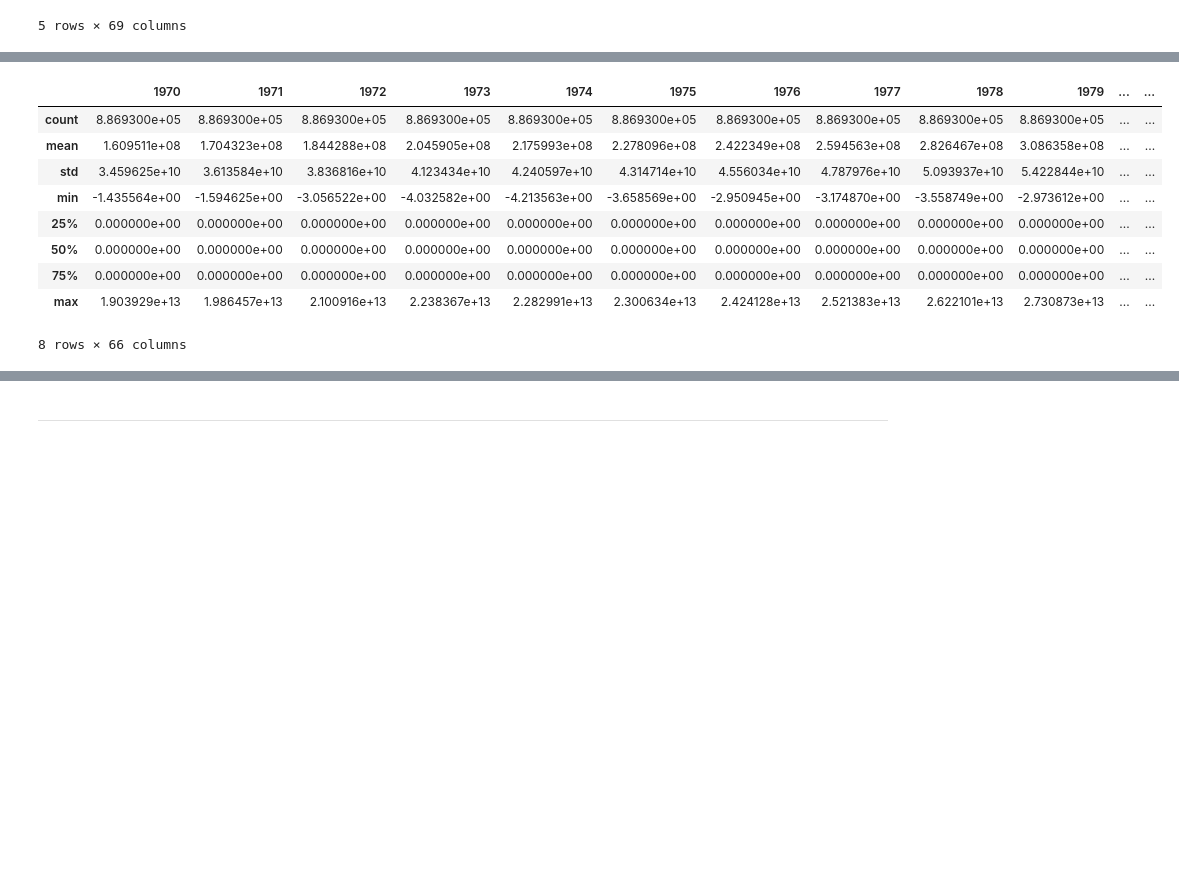
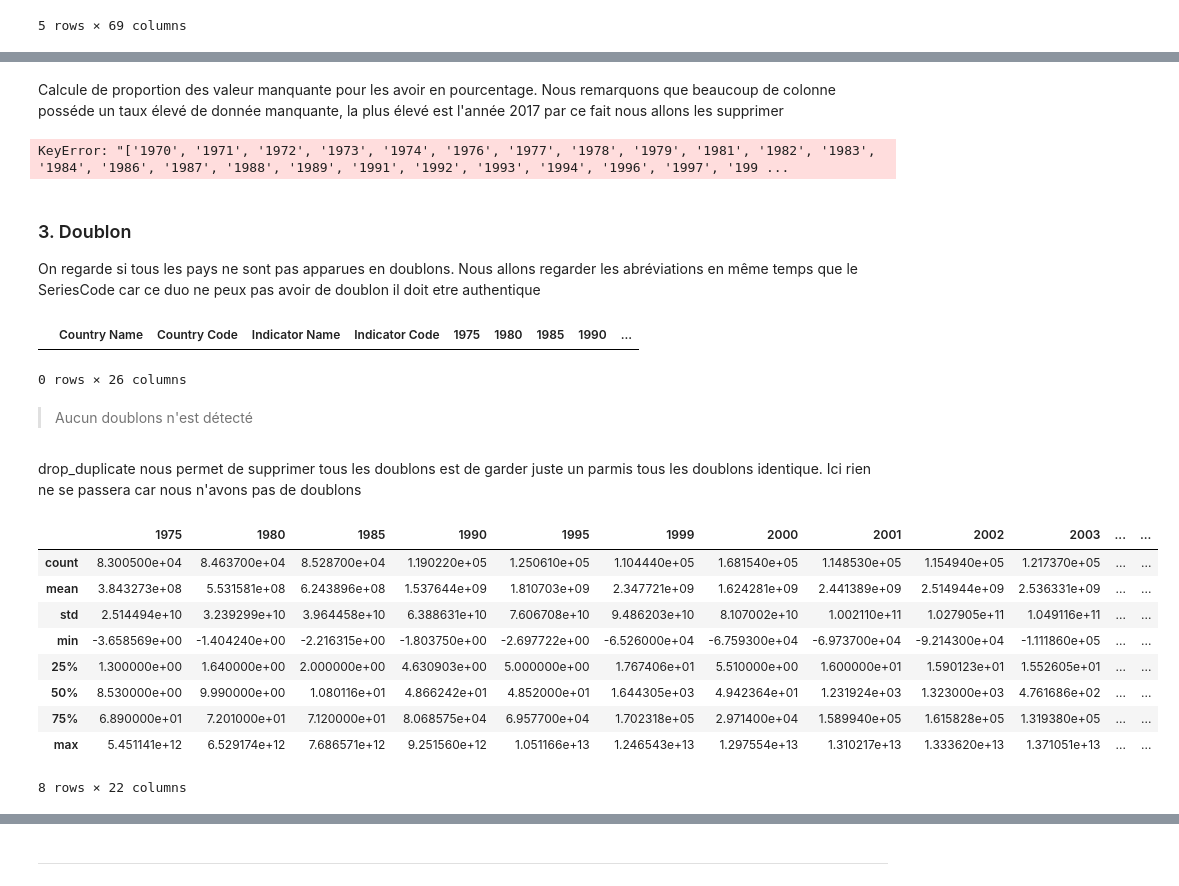
Before and after one commit to Xantos07/EducationalSystems, a Jupyter notebook: EducationalSystems.ipynb, the cells around one changed output, grey strips where cells are left out. Cells and saved outputs as stored; diff of their text form; code cells hidden in the pictures; blank space fills up the shorter version.

Commit message:
DeletingUnnecessaryTables

```diff
--- a/EducationalSystems.ipynb
+++ b/EducationalSystems.ipynb
@@ -380,3 +394,0 @@ Nombre de doublon : 0
-# %%
-data_edSD_csv = data_edSD_csv.drop_duplicates()
-print("Nombre de lignes après suppression des doublons :", data_edSD_csv.shape[0])
@@ -426,17 +435,55 @@ suppression de toutes les colonnes inutiles :        Country Name Country Code
+# %% [markdown]
+Calcule de proportion des valeur manquante pour les avoir en pourcentage.
+Nous remarquons que beaucoup de colonne posséde un taux élevé de donnée manquante, la plus élevé est l'année 2017 par ce fait nous allons les supprimer
+# %%
+columns_to_drop = percentage_missing[percentage_missing > 90].index
+data_edSD_csv_cleaned = data_edSD_csv.drop(columns=columns_to_drop)
+
+year_columns = [col for col in data_edSD_csv.columns if col.isdigit()]
+
+missing_values = data_edSD_csv[year_columns].isnull().sum()
+total_values = len(data_edSD_csv)
+percentage_missing_years = (missing_values / total_values) * 100
+
+sorted_years = percentage_missing_years.sort_values()
+
+top_5_years = sorted_years.head(5)
+
+print(f"Colonnes supprimées : {list(columns_to_drop)}")
+
+print("Les 5 années avec le moins de données manquantes :")
+print(top_5_years)
+# %% [output]
+KeyError: "['1970', '1971', '1972', '1973', '1974', '1976', '1977', '1978', '1979', '1981', '1982', '1983', '1984', '1986', '1987', '1988', '1989', '1991', '1992', '1993', '1994', '1996', '1997', '199 ...
+# %% [markdown]
+### 3. Doublon
+
+On regarde si tous les pays ne sont pas apparues en doublons. Nous allons regarder les abréviations en même temps que le SeriesCode car ce duo ne peux pas avoir de doublon il doit etre authentique
+# %%
+data_edSD_csv_cleaned.loc[data_edSD_csv[['Country Name','Country Code', 'Indicator Name', 'Indicator Code']].duplicated(keep=False),:]
+# %% [output]
+|  | Country Name | Country Code | Indicator Name | Indicator Code | 1975 | 1980 | 1985 | 1990 | ... |
+0 rows × 26 columns
+# %% [markdown]
+>Aucun doublons n'est détecté
+# %% [markdown]
+drop_duplicate nous permet de supprimer tous les doublons est de garder juste un parmis tous les doublons identique. Ici rien ne se passera car nous n'avons pas de doublons
+# %%
+data_edSD_csv_cleaned.drop_duplicates(subset=['Country Name','Country Code', 'Indicator Name', 'Indicator Code'], inplace=True, ignore_index=True)
 # %%
 #Calcule statistique :
-data_edSD_csv.describe()
+data_edSD_csv_cleaned.describe()
 # %% [output]
-|  | 1970 | 1971 | 1972 | 1973 | 1974 | 1975 | 1976 | 1977 | 1978 | 1979 | ... | ... |
-| count | 8.869300e+05 | 8.869300e+05 | 8.869300e+05 | 8.869300e+05 | 8.869300e+05 | 8.869300e+05 | 8.869300e+05 | 8.869300e+05 | 8.869300e+05 | 8.869300e+05 | ... | ... |
-| mean | 1.609511e+08 | 1.704323e+08 | 1.844288e+08 | 2.045905e+08 | 2.175993e+08 | 2.278096e+08 | 2.422349e+08 | 2.594563e+08 | 2.826467e+08 | 3.086358e+08 | ... | ... |
-| std | 3.459625e+10 | 3.613584e+10 | 3.836816e+10 | 4.123434e+10 | 4.240597e+10 | 4.314714e+10 | 4.556034e+10 | 4.787976e+10 | 5.093937e+10 | 5.422844e+10 | ... | ... |
-| min | -1.435564e+00 | -1.594625e+00 | -3.056522e+00 | -4.032582e+00 | -4.213563e+00 | -3.658569e+00 | -2.950945e+00 | -3.174870e+00 | -3.558749e+00 | -2.973612e+00 | ... | ... |
-| 25% | 0.000000e+00 | 0.000000e+00 | 0.000000e+00 | 0.000000e+00 | 0.000000e+00 | 0.000000e+00 | 0.000000e+00 | 0.000000e+00 | 0.000000e+00 | 0.000000e+00 | ... | ... |
-| 50% | 0.000000e+00 | 0.000000e+00 | 0.000000e+00 | 0.000000e+00 | 0.000000e+00 | 0.000000e+00 | 0.000000e+00 | 0.000000e+00 | 0.000000e+00 | 0.000000e+00 | ... | ... |
-| 75% | 0.000000e+00 | 0.000000e+00 | 0.000000e+00 | 0.000000e+00 | 0.000000e+00 | 0.000000e+00 | 0.000000e+00 | 0.000000e+00 | 0.000000e+00 | 0.000000e+00 | ... | ... |
-| max | 1.903929e+13 | 1.986457e+13 | 2.100916e+13 | 2.238367e+13 | 2.282991e+13 | 2.300634e+13 | 2.424128e+13 | 2.521383e+13 | 2.622101e+13 | 2.730873e+13 | ... | ... |
+|  | 1975 | 1980 | 1985 | 1990 | 1995 | 1999 | 2000 | 2001 | 2002 | 2003 | ... | ... |
+| count | 8.300500e+04 | 8.463700e+04 | 8.528700e+04 | 1.190220e+05 | 1.250610e+05 | 1.104440e+05 | 1.681540e+05 | 1.148530e+05 | 1.154940e+05 | 1.217370e+05 | ... | ... |
+| mean | 3.843273e+08 | 5.531581e+08 | 6.243896e+08 | 1.537644e+09 | 1.810703e+09 | 2.347721e+09 | 1.624281e+09 | 2.441389e+09 | 2.514944e+09 | 2.536331e+09 | ... | ... |
+| std | 2.514494e+10 | 3.239299e+10 | 3.964458e+10 | 6.388631e+10 | 7.606708e+10 | 9.486203e+10 | 8.107002e+10 | 1.002110e+11 | 1.027905e+11 | 1.049116e+11 | ... | ... |
+| min | -3.658569e+00 | -1.404240e+00 | -2.216315e+00 | -1.803750e+00 | -2.697722e+00 | -6.526000e+04 | -6.759300e+04 | -6.973700e+04 | -9.214300e+04 | -1.111860e+05 | ... | ... |
+| 25% | 1.300000e+00 | 1.640000e+00 | 2.000000e+00 | 4.630903e+00 | 5.000000e+00 | 1.767406e+01 | 5.510000e+00 | 1.600000e+01 | 1.590123e+01 | 1.552605e+01 | ... | ... |
+| 50% | 8.530000e+00 | 9.990000e+00 | 1.080116e+01 | 4.866242e+01 | 4.852000e+01 | 1.644305e+03 | 4.942364e+01 | 1.231924e+03 | 1.323000e+03 | 4.761686e+02 | ... | ... |
+| 75% | 6.890000e+01 | 7.201000e+01 | 7.120000e+01 | 8.068575e+04 | 6.957700e+04 | 1.702318e+05 | 2.971400e+04 | 1.589940e+05 | 1.615828e+05 | 1.319380e+05 | ... | ... |
+| max | 5.451141e+12 | 6.529174e+12 | 7.686571e+12 | 9.251560e+12 | 1.051166e+13 | 1.246543e+13 | 1.297554e+13 | 1.310217e+13 | 1.333620e+13 | 1.371051e+13 | ... | ... |
-8 rows × 66 columns
+8 rows × 22 columns
 # %%
 #calculez le nombre d'occurrences :
 cn = data_edSD_csv['Country Name'].value_counts()
```
Also changed, not shown: parts of 26 cells of this notebook.
